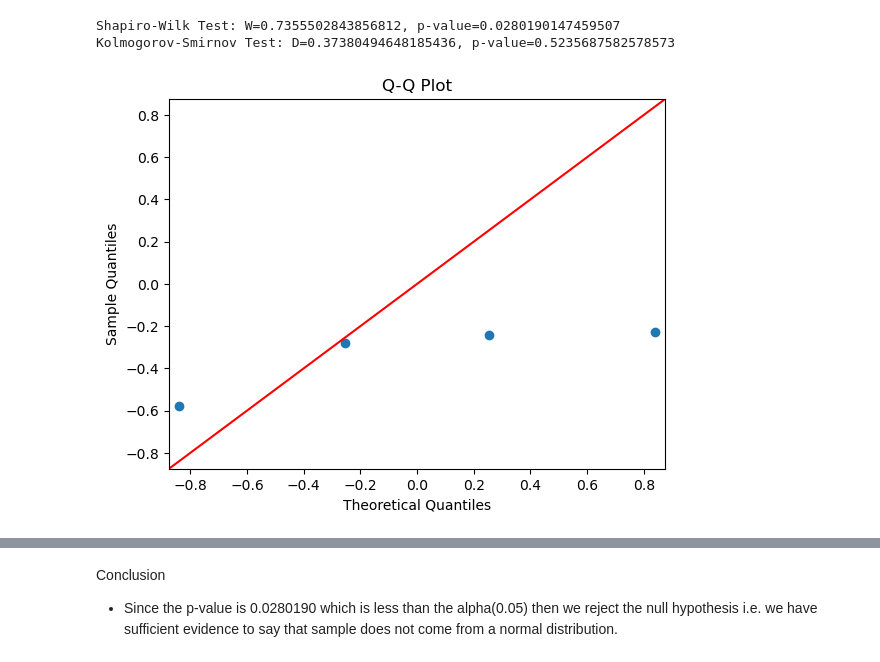
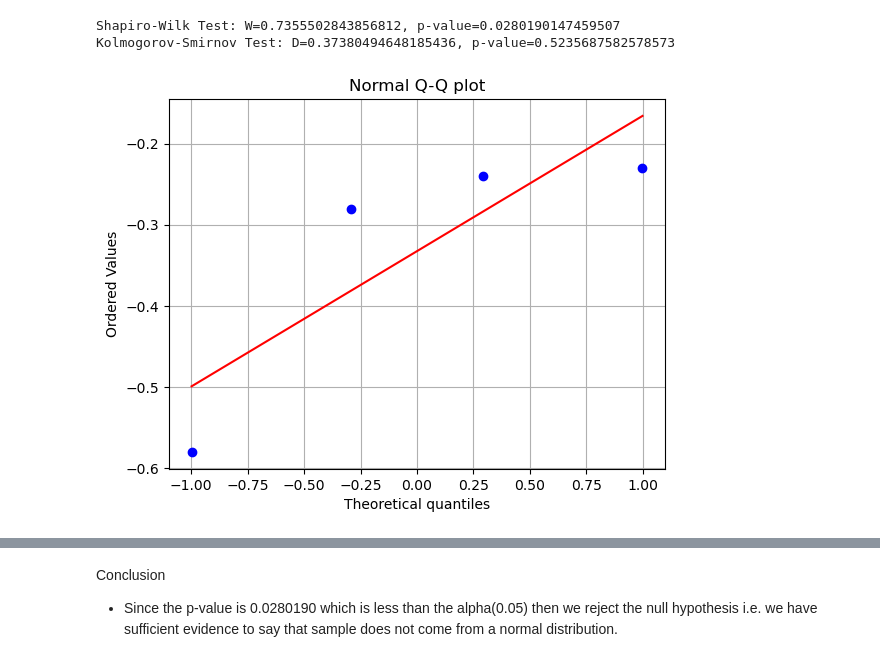
Before and after one commit to Lorraine254/likertScaleAnalysis, a Jupyter notebook: analysis_v1.ipynb, the cells around one changed output, grey strips where cells are left out. Drawn from its saved outputs; the diff is of its cells as text; code cells hidden in the pictures.

```diff
--- a/analysis_v1.ipynb
+++ b/analysis_v1.ipynb
@@ -1374,15 +1375,14 @@ print(f'Kolmogorov-Smirnov Test: D={ks_test.statistic}, p-value={ks_test.pvalue}
 # %% [output]
 Shapiro-Wilk Test: W=0.7355502843856812, p-value=0.0280190147459507
 Kolmogorov-Smirnov Test: D=0.37380494648185436, p-value=0.5235687582578573
-# %%
-import numpy as np
-import matplotlib.pyplot as plt
-import statsmodels.api as sm
-
-
-# Create Q-Q plot
-sm.qqplot(tangibles['Gap'], line='45')
-plt.title('Q-Q Plot')
-plt.show()
-# %% [output]
-[figure, removed]
+# %%
+import scipy.stats as stats
+# Create Q-Q plot
+stats.probplot(tangibles['Gap'], dist="norm", plot=plt)
+plt.title('Normal Q-Q plot')
+plt.xlabel('Theoretical quantiles')
+plt.ylabel('Ordered Values')
+plt.grid(True)
+plt.show()
+# %% [output]
+[figure, added]
```
Also changed, not shown: parts of 71 cells of this notebook.
